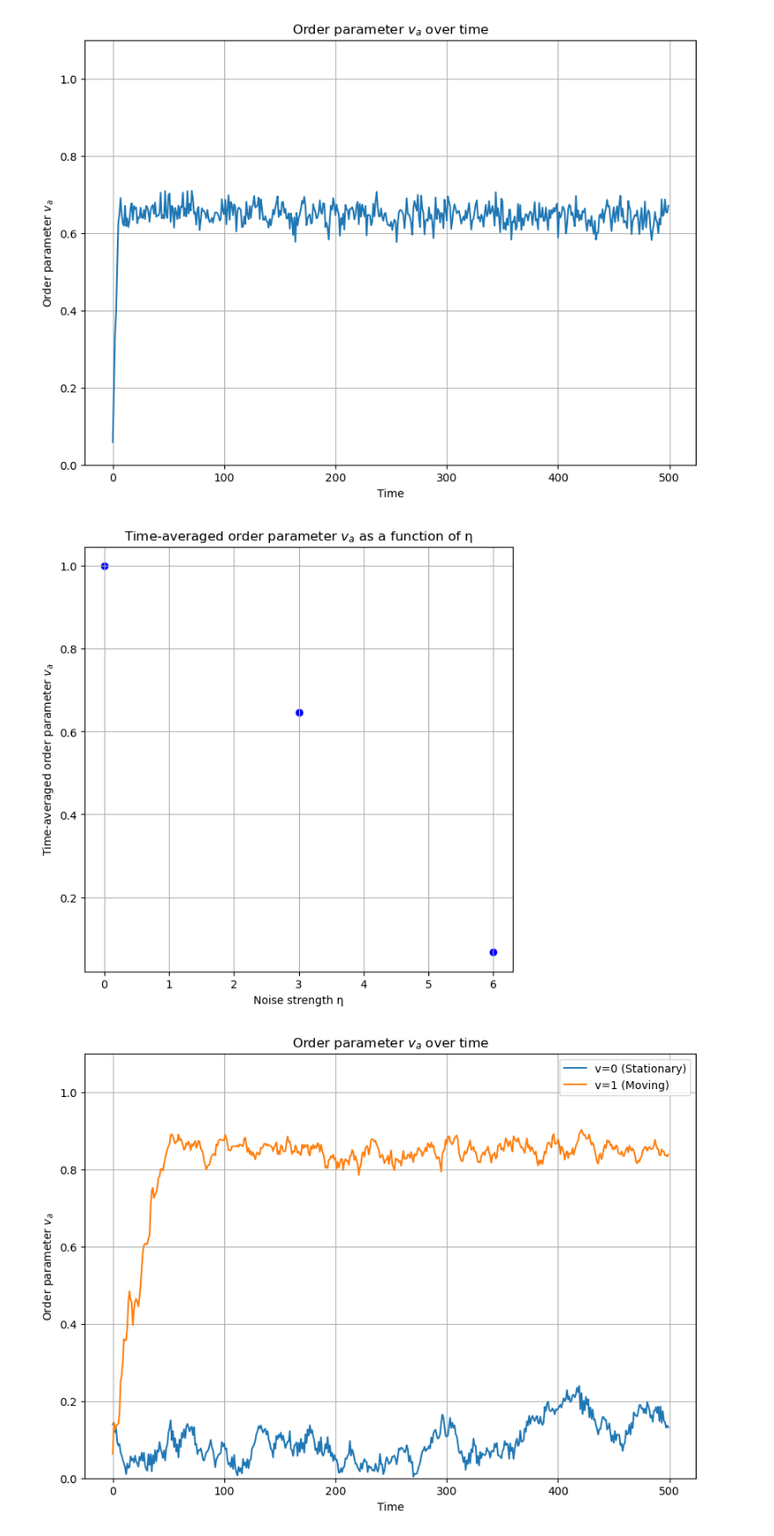
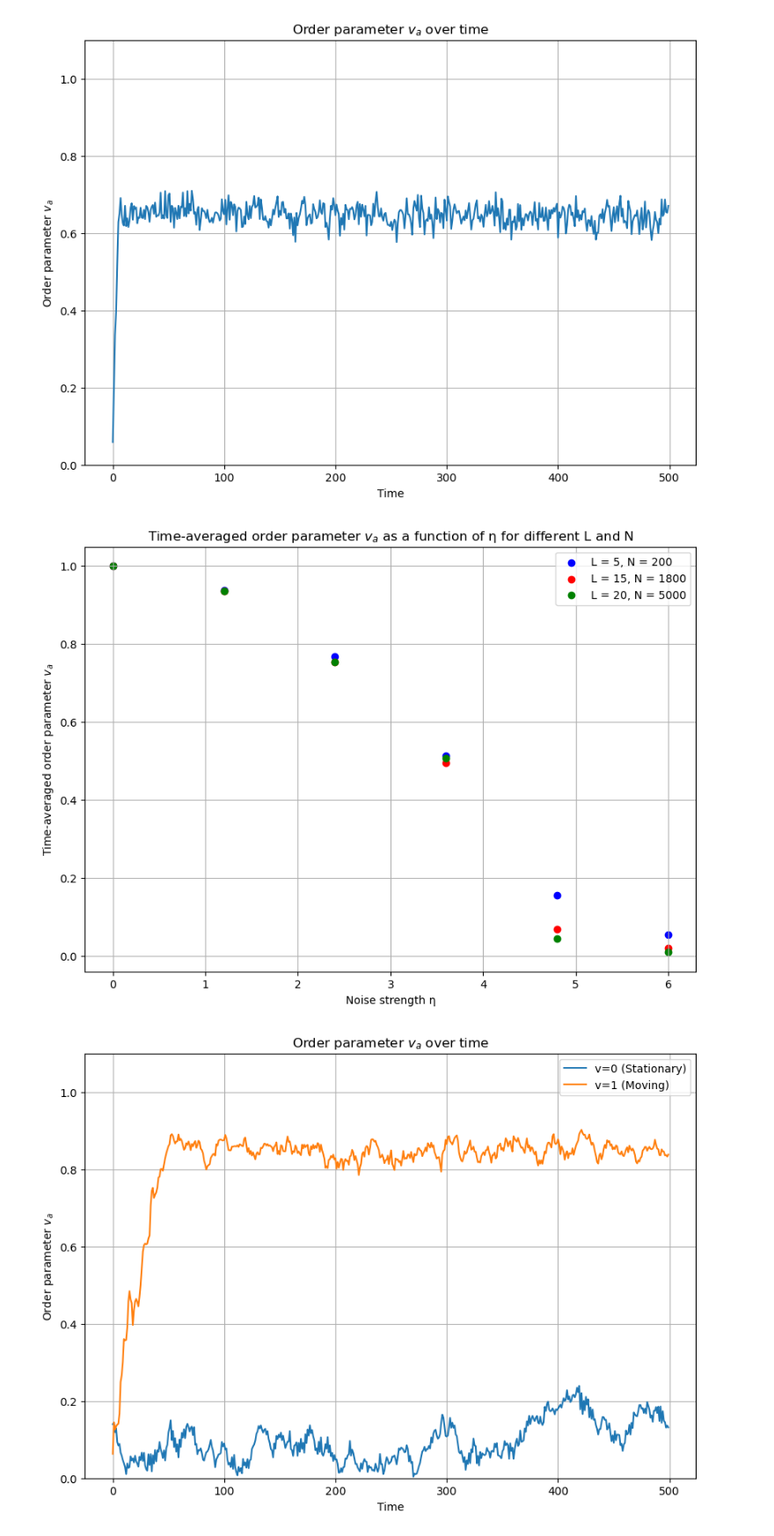
Before and after one commit to sofijadimitrijevic1/VicsekTutorial, a Jupyter notebook: vicsek tutorial sofija.ipynb, the cells around one changed output. Shown at 88% size. Saved outputs shown, nothing was run; the diff lists cells and outputs as text; code cells hidden in the pictures.

```diff
--- a/vicsek tutorial sofija.ipynb
+++ b/vicsek tutorial sofija.ipynb
@@ -568,79 +568,85 @@ import numpy as np
 import matplotlib.pyplot as plt
 import math
 
-# parameters
-L = 5
-N = 200
-r0 = 1
-delta_t = 1
-v = 1
-time_steps = 500
-steady_state_time = 100  # time after which the system reaches steady state
-eta_values = np.linspace(0, 6, 3)  # generate 3 values of η between 0 and 6
+# Define the simulation function
+def simulate_system(v, N, L, r0, eta_values, delta_t, time_steps, steady_state_time):
+    def initialize_system(N, L):
+        positions = np.random.uniform(0, L, (N, 2))
+        orientations = np.random.uniform(-np.pi, np.pi, N)
+        return positions, orientations
 
-def initialize_system(N, L):
-    positions = np.random.uniform(0, L, (N, 2))
-    orientations = np.random.uniform(-np.pi, np.pi, N)
-    return positions, orientations
+    def align_orientation_with_neighbors(positions, orientations, L, r0, eta):
+        N = len(positions)
+        new_orientations = np.copy(orientations)
 
-def align_orientation_with_neighbors(positions, orientations, L, r0, eta):
-    N = len(positions)
-    new_orientations = np.copy(orientations)
+        for i in range(N):
+            dx = positions[:, 0] - positions[i, 0]
+            dy = positions[:, 1] - positions[i, 1]
+            dx = dx - L * np.round(dx / L)
+            dy = dy - L * np.round(dy / L)
+            distances = np.sqrt(dx**2 + dy**2)
+            neighbors = (distances < r0) & (distances > 0)  # exclude self
 
-    for i in range(N):
-        dx = positions[:, 0] - positions[i, 0]
-        dy = positions[:, 1] - positions[i, 1]
-        dx = dx - L * np.round(dx / L)
-        dy = dy - L * np.round(dy / L)
-        distances = np.sqrt(dx**2 + dy**2)
-        neighbors = (distances < r0) & (distances > 0)  # exclude self
+            if np.any(neighbors):
+                average_orientation = np.arctan2(np.sin(orientations[neighbors]).mean(),
+                                                 np.cos(orientations[neighbors]).mean())
+                new_orientations[i] = average_orientation + np.random.uniform(-eta/2, eta/2)
+            else:
+                new_orientations[i] += np.random.uniform(-eta/2, eta/2)
 
-        if np.any(neighbors):
-            average_orientation = np.arctan2(np.sin(orientations[neighbors]).mean(),
-                                             np.cos(orientations[neighbors]).mean())
-            new_orientations[i] = average_orientation + np.random.uniform(-eta/2, eta/2)
-        else:
-            new_orientations[i] += np.random.uniform(-eta/2, eta/2)
+        return new_orientations
 
-    return new_orientations
-
-def simulate_system(v, N, L, r0, eta_values, delta_t, time_steps, steady_state_time):
     average_vas = []
 
     for eta in eta_values:
         positions, orientations = initialize_system(N, L)
         va_values = []
 
         for _ in range(time_steps):
             orientations = align_orientation_with_neighbors(positions, orientations, L, r0, eta)
             positions[:, 0] = (positions[:, 0] + v*np.cos(orientations) * delta_t) % L
             positions[:, 1] = (positions[:, 1] + v*np.sin(orientations) * delta_t) % L
 
             vx = np.cos(orientations)
             vy = np.sin(orientations)
             vx_sum = np.sum(vx)
             vy_sum = np.sum(vy)
             va = np.sqrt(vx_sum**2 + vy_sum**2) / (N * v)
             va_values.append(va)
 
         average_va = np.median(va_values[-steady_state_time:])
         average_vas.append(average_va)
 
     return eta_values, average_vas
 
-# run simulation and get the average va for different η values
-eta_values, average_vas = simulate_system(v, N, L, r0, eta_values, delta_t, time_steps, steady_state_time)
+# Parameters
+parameters = [
+    {"L": 5, "N": 200, "color": "blue"},
+    {"L": 15, "N": 1800, "color": "red"},
+    {"L": 20, "N": 5000, "color": "green"}
+]
 
-# plotting the results
-plt.figure(figsize=(7, 7))
-plt.scatter(eta_values, average_vas, color='blue')
+r0 = 1
+delta_t = 1
+v = 1
+time_steps = 500
+steady_state_time = 100  # time after which the system reaches steady state
+eta_values = np.linspace(0, 6, 6)  # generate 6 values of η between 0 and 6
+
+# Plotting
+plt.figure(figsize=(10, 7))
+for param in parameters:
+    eta_values, average_vas = simulate_system(v, param["N"], param["L"], r0, eta_values, delta_t, time_steps, steady_state_time)
+    plt.scatter(eta_values, average_vas, color=param["color"], label=f'L = {param["L"]}, N = {param["N"]}')
+
 plt.xlabel('Noise strength η')
 plt.ylabel('Time-averaged order parameter $v_a$')
-plt.title('Time-averaged order parameter $v_a$ as a function of η')
+plt.title('Time-averaged order parameter $v_a$ as a function of η for different L and N')
+plt.legend()
 plt.grid(True)
 plt.show()
 # %% [output]
-[figure, old version]
+[figure, new version]
 # %%
 #3.6
 
```
Also changed, not shown: parts of 2 cells of this notebook.
